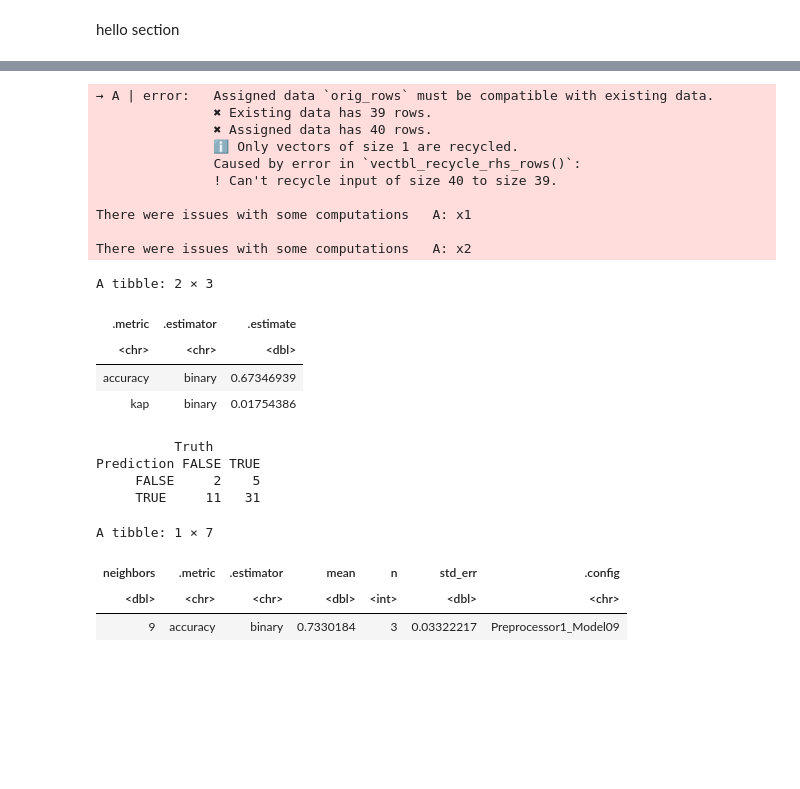
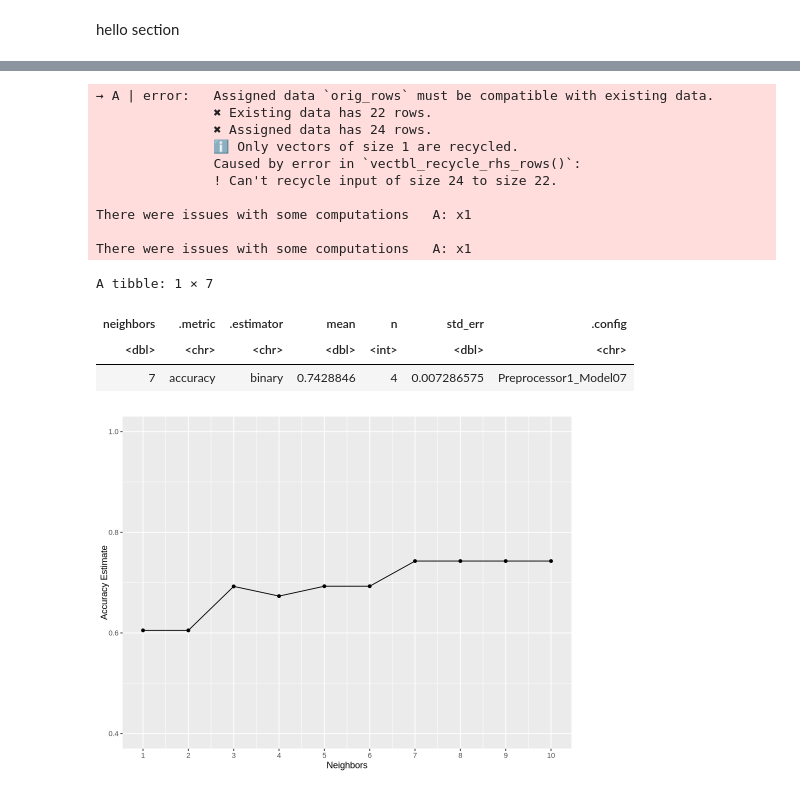
Before and after one commit to YiyangChen-6/25-summerterm-project, a Jupyter notebook: project.ipynb, the cells around one changed output, grey strips where cells are left out. Cells and saved outputs as stored; diff of their text form; code cells hidden in the pictures; blank space fills up the shorter version.

```diff
--- a/project.ipynb
+++ b/project.ipynb
@@ -114,18 +109,15 @@ A data.table: 196 × 9
 # %%
 
+players <- players|>
+mutate(subscribe = as.factor(subscribe))
 
-
-players <- players|>
-mutate(subscribe = as.factor(subscribe))|>
-mutate(scaled_played_hours = scale(played_hours, center = TRUE))|>
-mutate(scaled_Age = scale(Age, center = TRUE))
 
 set.seed(1234)
 players_split <- initial_split(players, strata = subscribe)
 train_split <- training(players_split)
 test_split <- testing(players_split)
 
-player_recipe <- recipe(subscribe ~ scaled_played_hours + scaled_Age + gender_Female + gender_Male+	gender_others + experience, data = train_split)
+player_recipe <- recipe(subscribe ~ ., data = train_split)
 
 player_vfold <- vfold_cv(players, v = 5, strata = subscribe)
 
@@ -138,70 +130,41 @@ p_vals <- tibble(neighbors = seq(from = 1, to = 10, by = 1))
 player_result <- workflow() |>
 add_recipe(player_recipe)|>
 add_model(knn_model)|>
 tune_grid(resamples = player_vfold, grid = p_vals) |>
 collect_metrics()
 
 accuracies <- player_result |>
        filter(.metric == "accuracy")
 
 accuracy_versus_k <- ggplot(accuracies, aes(x = neighbors, y = mean))+
        geom_point() +
        geom_line() +
        labs(x = "Neighbors", y = "Accuracy Estimate") +
        scale_x_continuous(breaks = seq(0, 14, by = 1)) +  # adjusting the x-axis
        scale_y_continuous(limits = c(0.4, 1.0)) # adjusting the y-axis
 
 
 best_k <- accuracies |>
 arrange(desc(mean)) |>
 slice(1)
 
-# neighbors = 9 are the highest
-final_knn <- nearest_neighbor(neighbor = 9, weight_func = "rectangular")|>
-set_engine("kknn")|>
-set_mode("classification")
+# neighbors = 7 are the highest
 
-final_workflow <- workflow() |>
-  add_recipe(player_recipe) |>
-  add_model(final_knn)
-
-final_fit <- final_workflow |>
-  fit(data = train_split)
-
-test_predictions <- predict(final_fit, test_split) |>
-  bind_cols(test_split)
-
-metrics <- test_predictions |>
-  metrics(truth = subscribe, estimate = .pred_class)
-
-metrics
-
-
-conf <- test_predictions |>
-  conf_mat(truth = subscribe, estimate = .pred_class)
-conf
 best_k
+accuracy_versus_k
 # %% [output]
 → A | error:   Assigned data `orig_rows` must be compatible with existing data.
-               ✖ Existing data has 39 rows.
-               ✖ Assigned data has 40 rows.
+               ✖ Existing data has 22 rows.
+               ✖ Assigned data has 24 rows.
                ℹ Only vectors of size 1 are recycled.
                Caused by error in `vectbl_recycle_rhs_rows()`:
-               ! Can't recycle input of size 40 to size 39.
+               ! Can't recycle input of size 24 to size 22.
 
 There were issues with some computations   A: x1
 
-There were issues with some computations   A: x2
+There were issues with some computations   A: x1
-A tibble: 2 × 3
+A tibble: 1 × 7
-| .metric | .estimator | .estimate |
-| <chr> | <chr> | <dbl> |
-| accuracy | binary | 0.67346939 |
-| kap | binary | 0.01754386 |
+| neighbors | .metric | .estimator | mean | n | std_err | .config |
+| <dbl> | <chr> | <chr> | <dbl> | <int> | <dbl> | <chr> |
+| 7 | accuracy | binary | 0.7428846 | 4 | 0.007286575 | Preprocessor1_Model07 |
-          Truth
-Prediction FALSE TRUE
-     FALSE     2    5
-     TRUE     11   31
-A tibble: 1 × 7
-| neighbors | .metric | .estimator | mean | n | std_err | .config |
-| <dbl> | <chr> | <chr> | <dbl> | <int> | <dbl> | <chr> |
-| 9 | accuracy | binary | 0.7330184 | 3 | 0.03322217 | Preprocessor1_Model09 |
+[figure, added]
```
Also changed, not shown: parts of 12 cells of this notebook.
